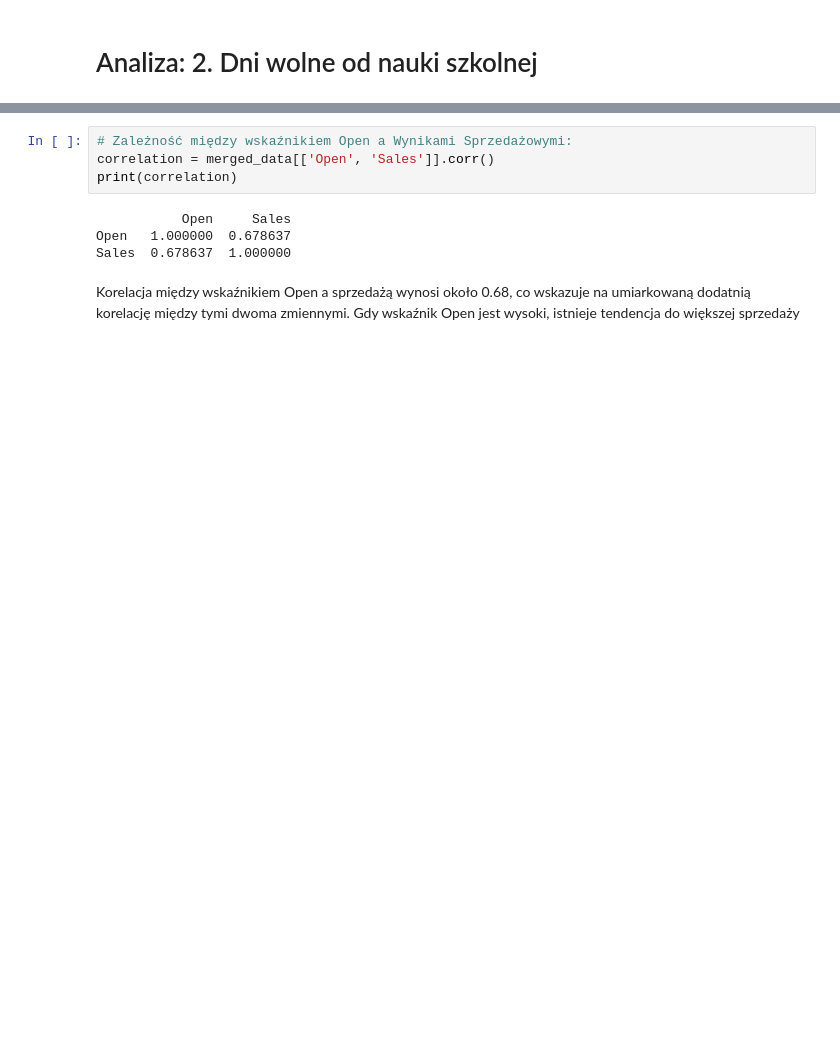
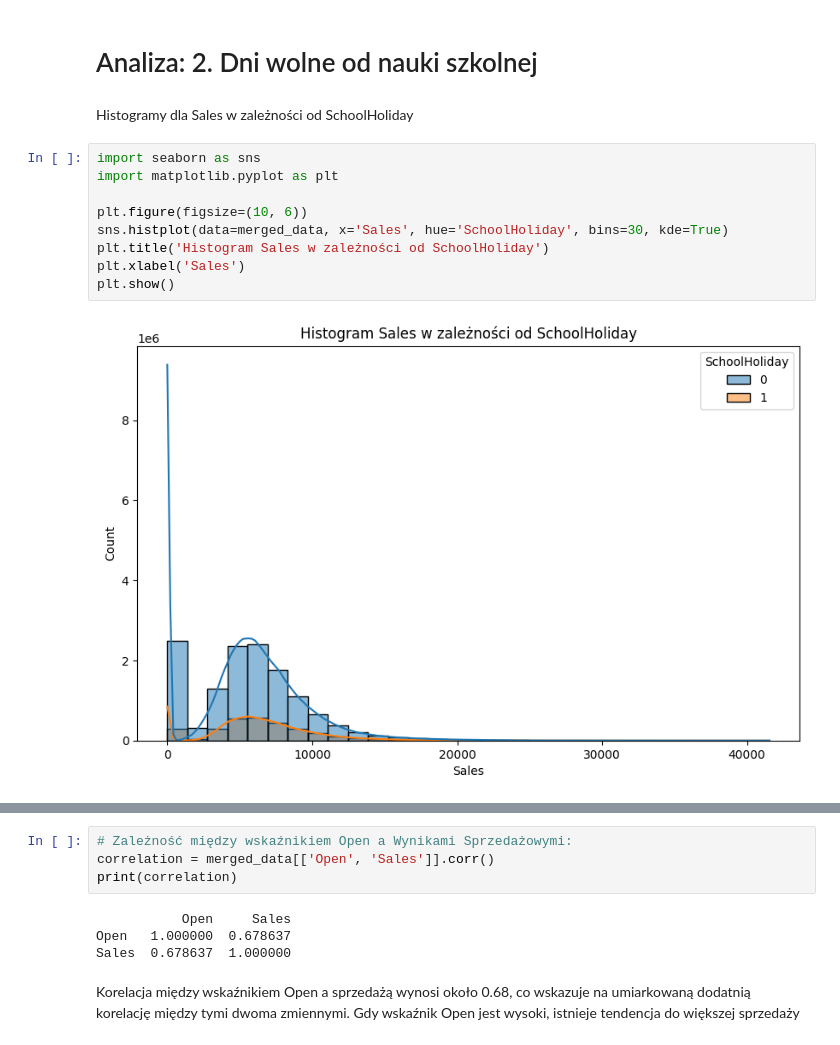
Before and after one commit to AgniechaP/EAD_project_1, a Jupyter notebook: blok_2/projekt_blok_2.ipynb, the cells around one changed output, grey strips where cells are left out. Drawn from its saved outputs; the diff is of its cells as text; blank space fills up the shorter version.

```diff
--- a/blok_2/projekt_blok_2.ipynb
+++ b/blok_2/projekt_blok_2.ipynb
@@ -543,2 +543,15 @@ Tu wpisz wnioski!!!
 # %% [markdown]
 # Analiza: 2. Dni wolne od nauki szkolnej
+# %% [markdown]
+Histogramy dla Sales w zależności od SchoolHoliday
+# %%
+import seaborn as sns
+import matplotlib.pyplot as plt
+
+plt.figure(figsize=(10, 6))
+sns.histplot(data=merged_data, x='Sales', hue='SchoolHoliday', bins=30, kde=True)
+plt.title('Histogram Sales w zależności od SchoolHoliday')
+plt.xlabel('Sales')
+plt.show()
+# %% [output]
+[figure, added]
```
Also changed, not shown: parts of 22 cells of this notebook.
